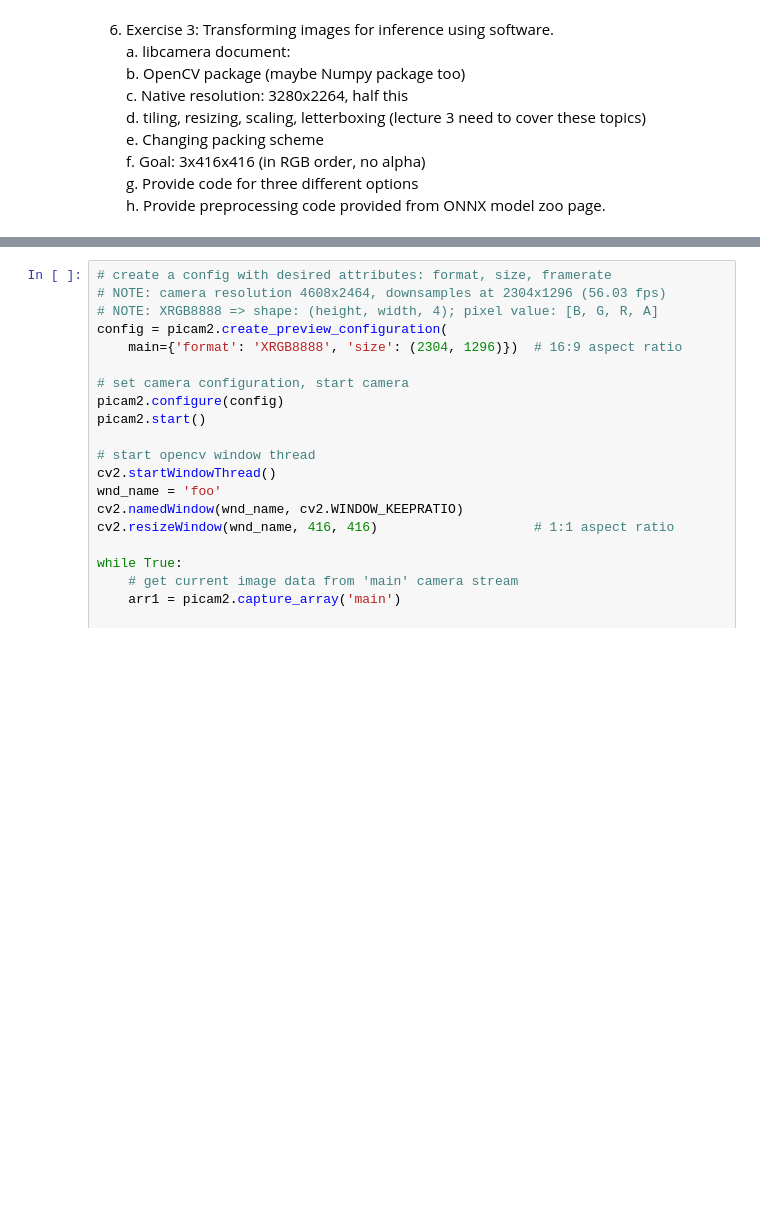
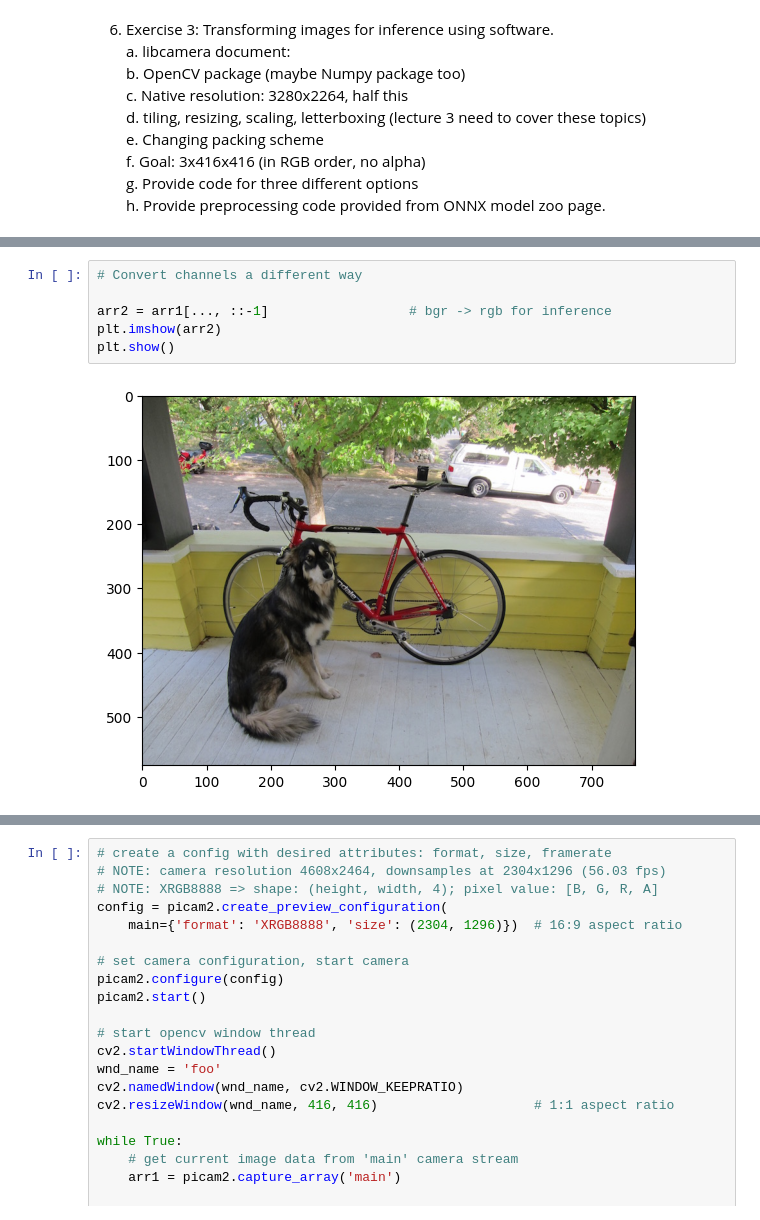
Before and after one commit to sei-cfrank/CVIntro, a Jupyter notebook: exercises/Exercise4.ipynb, the cells around one changed output, grey strips where cells are left out. Drawn from its saved outputs; the diff is of its cells as text; blank space fills up the shorter version.

```diff
--- a/exercises/Exercise4.ipynb
+++ b/exercises/Exercise4.ipynb
@@ -73,3 +96,11 @@ import numpy as np
+# %%
+# Convert channels a different way
+
+arr2 = arr1[..., ::-1]                  # bgr -> rgb for inference
+plt.imshow(arr2)
+plt.show()
+# %% [output]
+[figure, added]
 # %%
 # letterbox procedure
 def letterbox(src, dest_shape):
```
Also changed, not shown: parts of 9 cells of this notebook.
